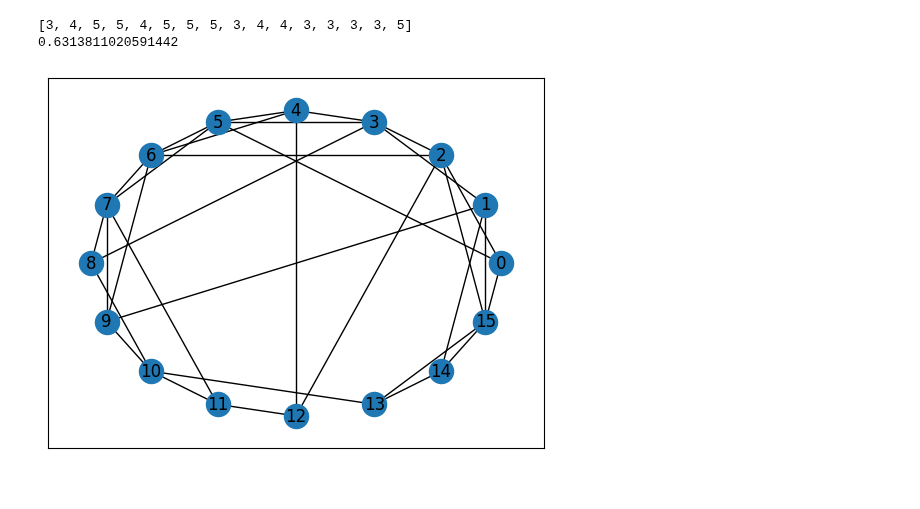
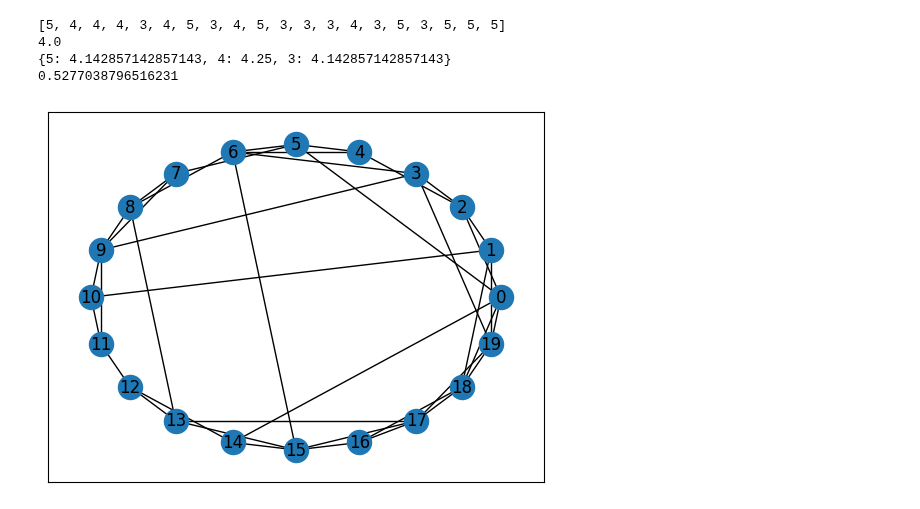
Before and after one commit to comanlab/gentopo, a Jupyter notebook: scripts/playground.ipynb, the cells around one changed output. Drawn from its saved outputs; the diff is of its cells as text; code cells hidden in the pictures.

```diff
--- a/scripts/playground.ipynb
+++ b/scripts/playground.ipynb
@@ -12,7 +12,13 @@ import json
 sys.path.append("../src")
 # %%
 from gentopo.topology.families import families
-lattice_graph = families.lattice(16, 4)
+from gentopo.topology.measures import SmallWorldReference
 
-nx.draw_networkx(lattice_graph, nx.circular_layout(lattice_graph))
+reference_graphs = SmallWorldReference([14, 16, 18, 20, 22], 3, 4, 5)
+reference_graphs.generate()
+
+#lattice_graph = families.lattice(20, 4)
+#lattice_graph = nx.lattice_reference(small_world_graph, niter=20)
+
+#nx.draw_networkx(lattice_graph, nx.circular_layout(lattice_graph))
 # %% [output]
@@ -19,0 +30,3 @@ nx.draw_networkx(lattice_graph, nx.circular_layout(lattice_graph))
+# %%
+random_graph = nx.random_reference(lattice_graph, niter=20)
+nx.draw_networkx(random_graph, nx.circular_layout(random_graph))
@@ -20,26 +35,38 @@ nx.draw_networkx(lattice_graph, nx.circular_layout(lattice_graph))
 # %%
+from gentopo.topology import measures
+import numpy as np
+
+
+Lrand = nx.average_shortest_path_length(random_graph)
+Clatt = nx.average_clustering(lattice_graph)
+
+
 insufficient = True
 while insufficient:
-    graph = families.connected_small_world(16, 4, 0.5, 5)
+    graph = families.connected_small_world(20, 4, 0.5, 5)
     degrees = [deg for (node, deg) in graph.degree()]
-    omega = nx.omega(graph)
+    omega = measures.omega(graph, Lrand, Clatt)
     conditions = {
         "degree": [min(degrees), max(degrees)] == [3, 5],
-        "omega": 0.25 <= omega <= 0.75,
+        "omega": 0.4 <= omega <= 0.6,
     }
 
     if all(conditions.values()):
-        small_world_graph = graph
+        small_world_graph = graph.copy()
         insufficient = False
 
+
 print(degrees)
+print(np.mean(degrees))
+print(nx.average_degree_connectivity(small_world_graph))
 print(omega)
-
 nx.draw_networkx(small_world_graph, nx.circular_layout(small_world_graph))
 # %% [output]
-[3, 4, 5, 5, 4, 5, 5, 5, 3, 4, 4, 3, 3, 3, 3, 5]
-0.6313811020591442
+[5, 4, 4, 4, 3, 4, 5, 3, 4, 5, 3, 3, 3, 4, 3, 5, 3, 5, 5, 5]
+4.0
+{5: 4.142857142857143, 4: 4.25, 3: 4.142857142857143}
+0.5277038796516231
-[figure, old version]
+[figure, new version]
 # %%
 graph = small_world_graph
 degrees = [deg for (node, deg) in graph.degree()]
```
Also changed, not shown: parts of 11 cells of this notebook, 3 other files.
